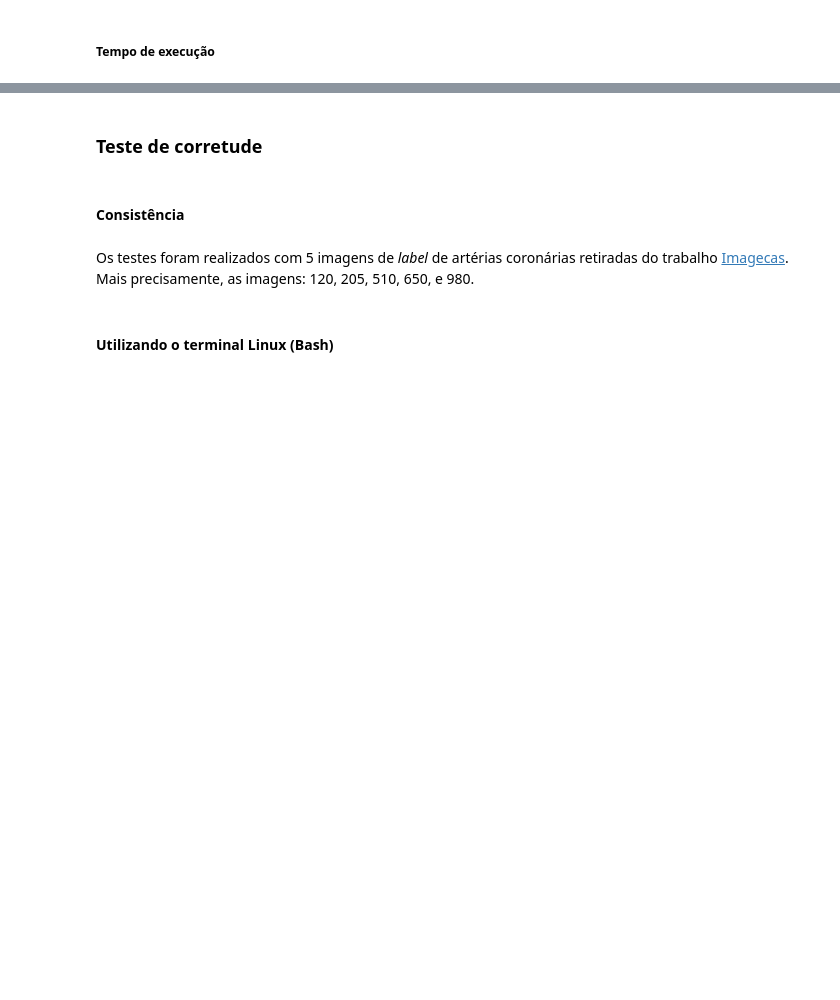
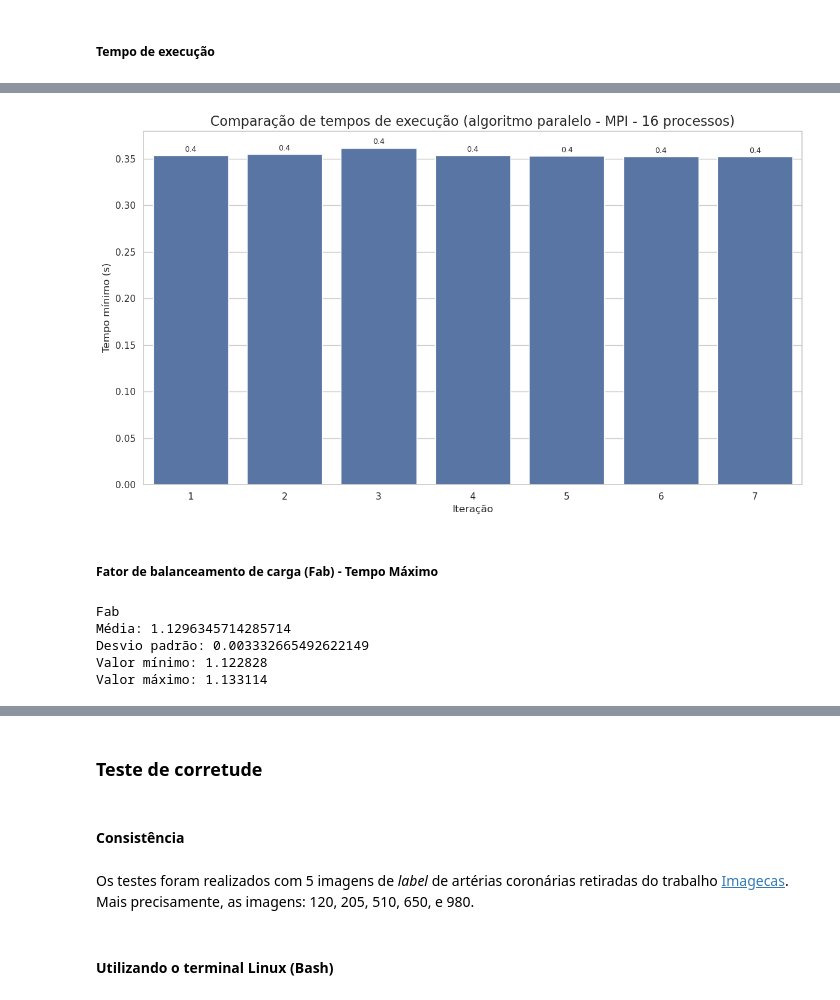
Before and after one commit to igorssant/UESC-codigos-pos-graduacao, a Jupyter notebook: processamento_paralelo/presentation/MPI.ipynb, the cells around one changed output, grey strips where cells are left out. Drawn from its saved outputs; the diff is of its cells as text; code cells hidden in the pictures; blank space fills up the shorter version.

```diff
--- a/processamento_paralelo/presentation/MPI.ipynb
+++ b/processamento_paralelo/presentation/MPI.ipynb
@@ -4035,0 +1021,36 @@ Eficiência máxima: 0.26
+# %%
+plt.figure(figsize=(12, 7))
+axis = sns.barplot(data=mpi_df, x="interacao", y="tempo_min")
+plt.title("Comparação de tempos de execução (algoritmo paralelo - MPI - 16 processos)", fontsize=16)
+plt.xlabel("Iteração", fontsize=12)
+plt.ylabel("Tempo mínimo (s)", fontsize=12)
+
+for plot in axis.patches:
+    if plot.get_height() > 0:
+        axis.annotate(format(plot.get_height(), ".1f"),
+                      (plot.get_x() + plot.get_width() / 2.0,
+                       plot.get_height()),
+                      ha="center",
+                      va="center",
+                      xytext=(0, 7),
+                      textcoords="offset points",
+                      fontsize=9)
+
+plt.tight_layout()
+plt.show()
+# %% [output]
+[figure, added]
+# %% [markdown]
+##### Fator de balanceamento de carga (Fab) - Tempo Máximo
+# %%
+print("Fab")
+print("Média:", mpi_df["Fab"].mean())
+print("Desvio padrão:", mpi_df["Fab"].std())
+print("Valor mínimo:", mpi_df["Fab"].min())
+print("Valor máximo:", mpi_df["Fab"].max())
+# %% [output]
+Fab
+Média: 1.1296345714285714
+Desvio padrão: 0.003332665492622149
+Valor mínimo: 1.122828
+Valor máximo: 1.133114
```
Also changed, not shown: parts of 319 cells of this notebook.
